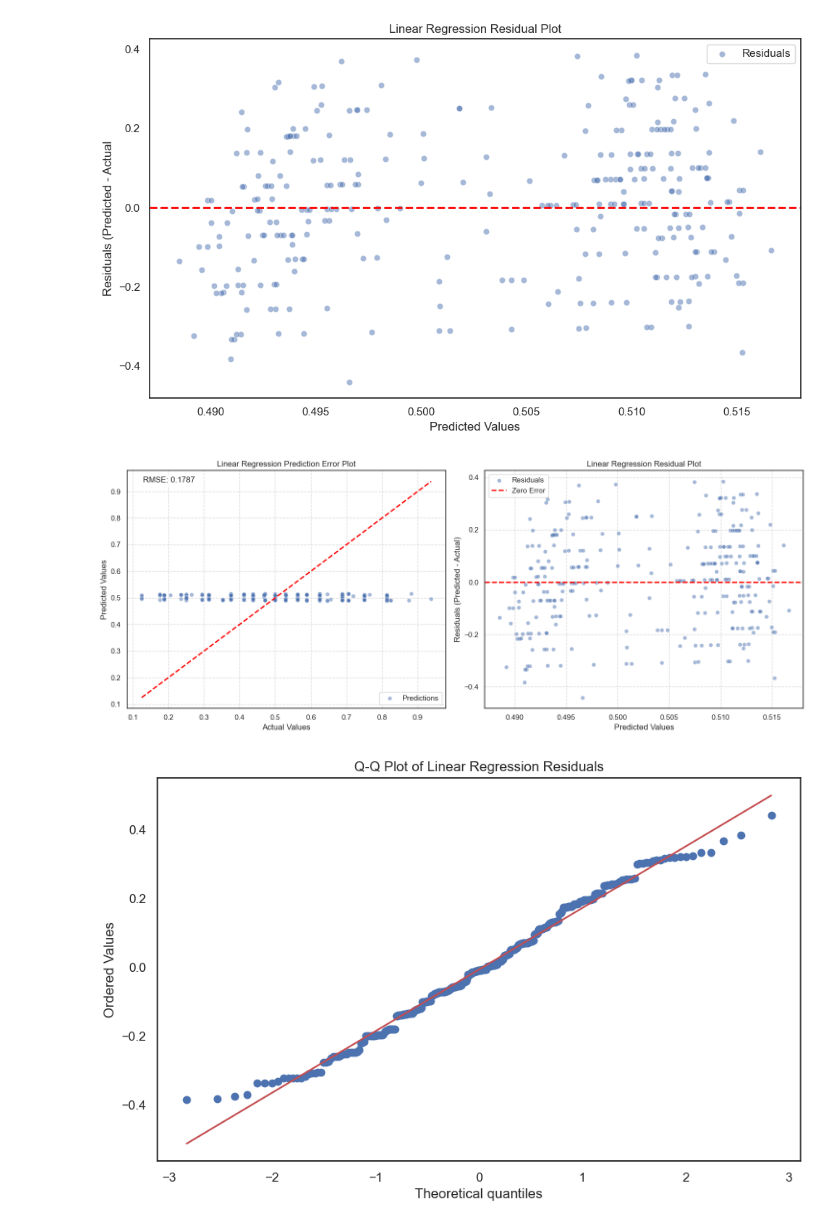
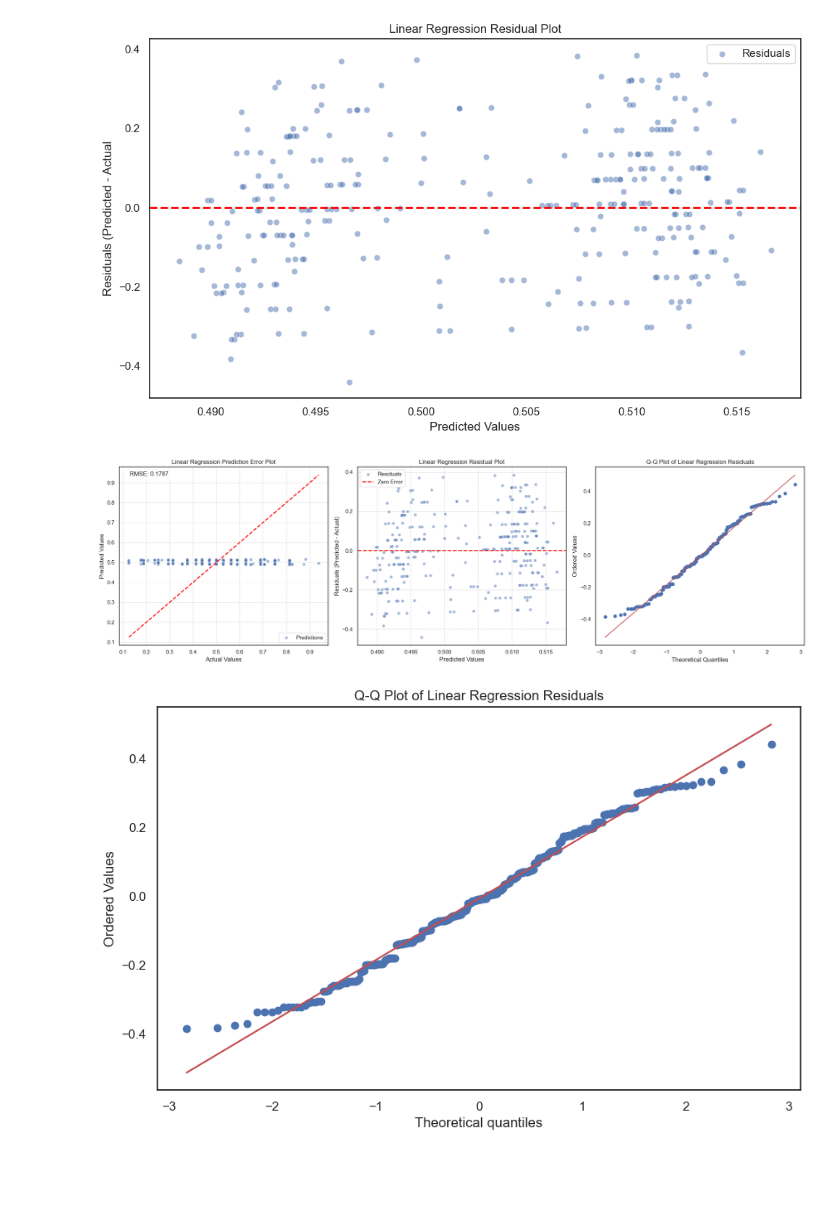
Before and after one commit to chrisizenour/football_analysis, a Jupyter notebook: notebooks/nfl_supervised_learning_pt1.ipynb, the cells around one changed output. Saved outputs shown, nothing was run; the diff lists cells and outputs as text; code cells hidden in the pictures; blank space fills up the shorter version.

Commit message:
updated regression models

```diff
--- a/notebooks/nfl_supervised_learning_pt1.ipynb
+++ b/notebooks/nfl_supervised_learning_pt1.ipynb
@@ -559,8 +560,21 @@ lr_pipe = Pipeline(steps=[
     ('regressor', LinearRegression())
 ])
 
+lr_pipe.get_params()
+
+lr_params = {
+    'regressor__fit_intercept': [True, False]
+}
+
+lr_gs = GridSearchCV(
+    estimator=lr_pipe,
+    param_grid=lr_params,
+    cv=5,
+    scoring='neg_mean_squared_error',
+    verbose=1)
+
 lr_scores = cross_val_score(
-    lr_pipe,
+    lr_gs,
     X_train,
     y_train,
     scoring='neg_mean_squared_error',
@@ -575,11 +589,15 @@ print(f"Cross-Validation RMSE Scores: {lr_rmse_scores}")
 print(f"Average RMSE from CV: {lr_rmse_scores.mean():.4f}")
 print(f"Standard Deviation of RMSE from CV: {lr_rmse_scores.std():.4f}")
 
-lr_model = lr_pipe.fit(X_train, y_train)
+lr_model = lr_gs.fit(X_train, y_train)
 
-lr_preds = lr_model.predict(X_test)
+lr_best_params = lr_gs.best_params_
+lr_best_pipe = lr_gs.best_estimator_
+
+lr_preds = lr_gs.predict(X_test)
 
 lr_rmse = float(np.sqrt(mean_squared_error(y_test, lr_preds)))
 
+print(f'Best Parameters: {lr_best_params}')
 print(f'Test RMSE: {lr_rmse:.4f}')
 # %% [output]
@@ -663,7 +693,7 @@ lr_residuals_plot.savefig(f'{project_data_exports_path}/lr_residuals_plot.png',
 [figure]
 # %%
 # Assuming y_test and rf_preds are defined from your model
-lr_pred_error_residuals_plot, (ax1, ax2) = plt.subplots(1, 2, figsize=(15, 6))
+lr_pred_error_residuals_qq_plot, (ax1, ax2, ax3) = plt.subplots(1, 3, figsize=(20, 6))
 
 # Parity Plot (Actual vs. Predicted)
 sns.scatterplot(
@@ -672,36 +702,44 @@ sns.scatterplot(
     alpha=0.5,
     ax=ax1,
     label='Predictions'
     )
 
 ax1.plot([y_test.min(), y_test.max()], [y_test.min(), y_test.max()], '--', color='red', linewidth=2)
 ax1.text(0.05, 0.95, f'RMSE: {lr_rmse:.4f}', transform=ax1.transAxes, bbox=dict(facecolor='white', alpha=0.8))
 ax1.set_xlabel("Actual Values")
 ax1.set_ylabel("Predicted Values")
 ax1.set_title("Linear Regression Prediction Error Plot")
 ax1.legend()
 ax1.grid(True, linestyle='--', alpha=0.7)
 
 # Residual Plot
 sns.scatterplot(
     x=lr_preds,
     y=lr_preds - y_test,
     ax=ax2,
     alpha=0.5,
     label='Residuals',
 )
 ax2.axhline(y=0, color='red', linestyle='--', linewidth=2, label='Zero Error')
 ax2.set_title("Linear Regression Residual Plot")
 ax2.set_xlabel("Predicted Values")
 ax2.set_ylabel("Residuals (Predicted - Actual)")
 ax2.legend()
 ax2.grid(True, linestyle='--', alpha=0.7)
 
+# Q-Q Plot
+lr_resids = y_test - lr_preds
+stats.probplot(lr_resids, dist='norm', plot=ax3)
+ax3.set_title('Q-Q Plot of Linear Regression Residuals')
+ax3.set_xlabel("Theoretical Quantiles")
+ax3.set_ylabel("Ordered Values")
+
+
 # Adjust layout
-lr_pred_error_residuals_plot.tight_layout()
-lr_pred_error_residuals_plot.savefig(f'{project_data_exports_path}/lr_pred_error_residuals_plot.png', dpi=300, bbox_inches='tight')
+lr_pred_error_residuals_qq_plot.tight_layout()
+lr_pred_error_residuals_qq_plot.savefig(f'{project_data_exports_path}/lr_pred_error_residuals_qq_plot.png', dpi=300, bbox_inches='tight')
 # %% [output]
-[figure, old version]
+[figure, new version]
 # %%
 lr_resids = y_test - lr_preds
 lr_qq_plot, ax = plt.subplots(1, 1, figsize=(10,6), facecolor='white')
```
Also changed, not shown: parts of 37 cells of this notebook, 33 other files.
